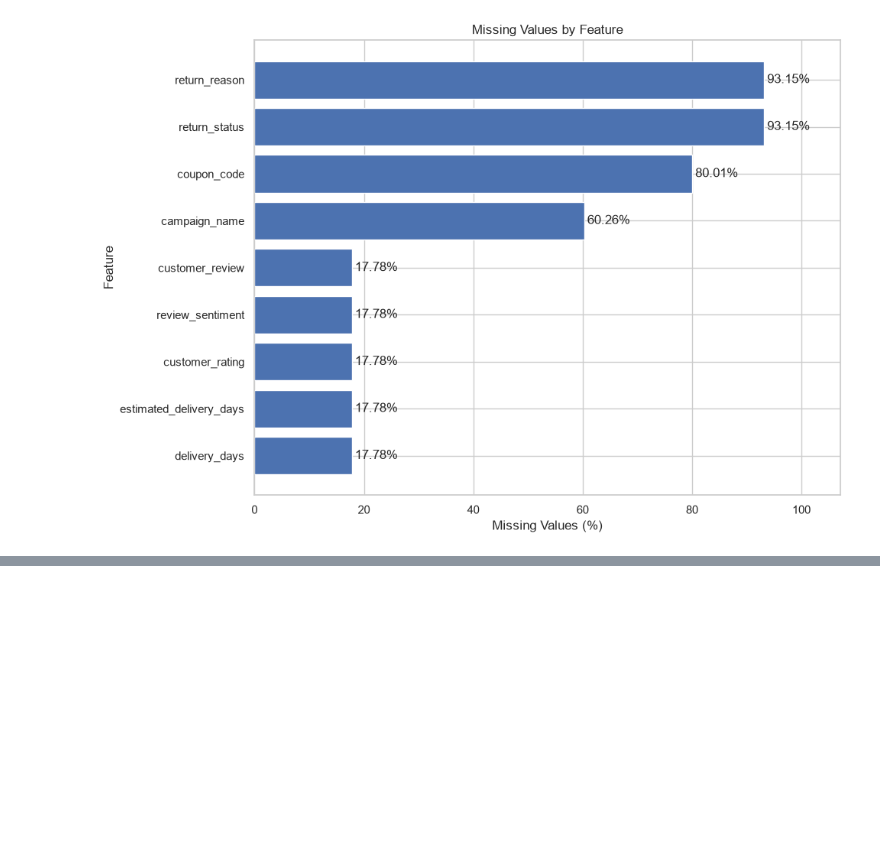
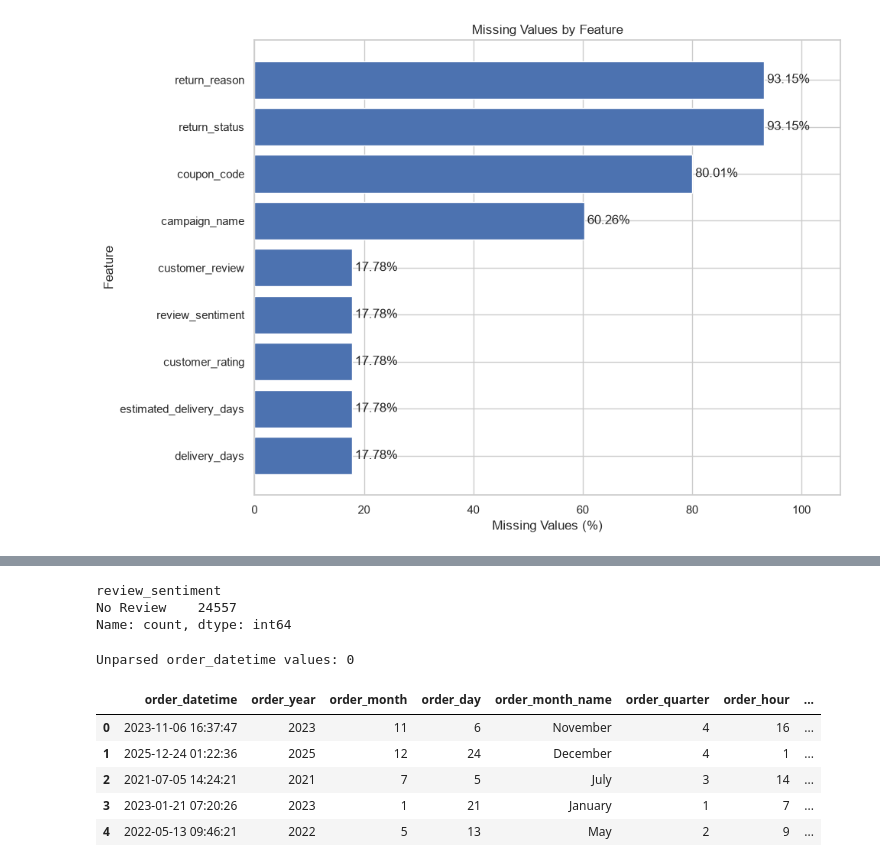
Before and after one commit to xuebo666/DATA230GroupProject, a Jupyter notebook: dataset.ipynb, the cells around one changed output, grey strips where cells are left out. Saved outputs shown, nothing was run; the diff lists cells and outputs as text; code cells hidden in the pictures; blank space fills up the shorter version.

```diff
--- a/dataset.ipynb
+++ b/dataset.ipynb
@@ -202,0 +299,76 @@ plt.show()
+# %%
+# Keep customer_rating as NaN
+# because "no rating" is different from a rating of 0.
+
+print(
+    df_clean.loc[df_clean["customer_rating"].isna(), "review_sentiment"]
+    .value_counts(dropna=False)
+)
+# %% [output]
+review_sentiment
+No Review    24557
+Name: count, dtype: int64
+# %%
+# DATE AND TIME CLEANING
+
+df_clean["order_datetime"] = pd.to_datetime(
+    df_clean["order_date"].astype(str)
+    + " "
+    + df_clean["order_time"].astype(str),
+    errors="coerce"
+)
+
+print(
+    "Unparsed order_datetime values:",
+    df_clean["order_datetime"].isna().sum()
+)
+# %% [output]
+Unparsed order_datetime values: 0
+# %%
+# TIME-BASED FEATURES
+
+df_clean["order_date"] = df_clean["order_datetime"].dt.normalize()
+
+df_clean["order_year"] = (
+    df_clean["order_datetime"].dt.year
+)
+
+df_clean["order_month"] = (
+    df_clean["order_datetime"].dt.month
+)
+
+df_clean["order_month_name"] = (
+    df_clean["order_datetime"].dt.month_name()
+)
+
+df_clean["order_day"] = (
+    df_clean["order_datetime"].dt.day
+)
+
+df_clean["order_quarter"] = (
+    df_clean["order_datetime"].dt.quarter
+)
+
+df_clean["order_hour"] = (
+    df_clean["order_datetime"].dt.hour
+)
+
+df_clean["order_weekday"] = (
+    df_clean["order_datetime"].dt.day_name()
+)
+
+df_clean["is_weekend"] = (
+    df_clean["order_datetime"].dt.dayofweek >= 5
+)
+# %%
+df_clean[
+    ["order_datetime", "order_year", "order_month", "order_day",
+     "order_month_name", "order_quarter", "order_hour", "order_weekday", "is_weekend"]
+].head()
+# %% [output]
+|  | order_datetime | order_year | order_month | order_day | order_month_name | order_quarter | order_hour | ... |
+| 0 | 2023-11-06 16:37:47 | 2023 | 11 | 6 | November | 4 | 16 | ... |
+| 1 | 2025-12-24 01:22:36 | 2025 | 12 | 24 | December | 4 | 1 | ... |
+| 2 | 2021-07-05 14:24:21 | 2021 | 7 | 5 | July | 3 | 14 | ... |
+| 3 | 2023-01-21 07:20:26 | 2023 | 1 | 21 | January | 1 | 7 | ... |
+| 4 | 2022-05-13 09:46:21 | 2022 | 5 | 13 | May | 2 | 9 | ... |
```
Also changed, not shown: parts of 6 cells of this notebook.
